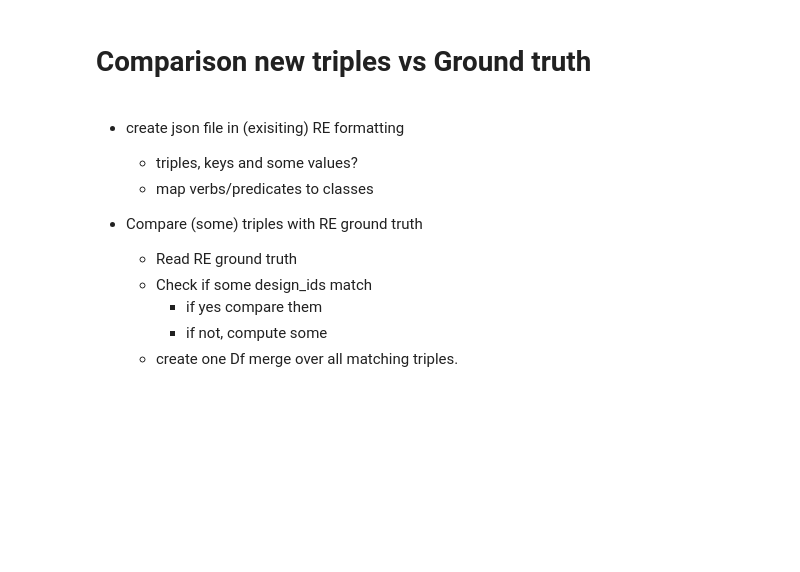
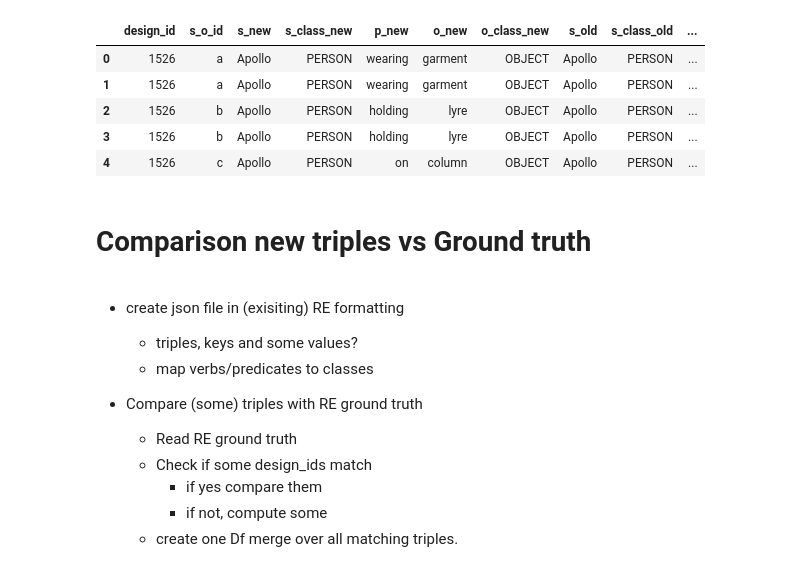
Before and after one commit to jasperforth/DataChallenge_LLM_REPipeline, a Jupyter notebook: evaluate_and_compare_re_triples.ipynb, the cells around one changed output. Saved outputs shown, nothing was run; the diff lists cells and outputs as text; code cells hidden in the pictures; blank space fills up the shorter version.

```diff
--- a/evaluate_and_compare_re_triples.ipynb
+++ b/evaluate_and_compare_re_triples.ipynb
@@ -4,6 +4,7 @@ import os
 import pandas as pd
 from pathlib import Path
 from dotenv import load_dotenv, find_dotenv
+from sqlalchemy import create_engine
 import warnings
 
 # Load environment variables
@@ -32,4 +33,4 @@ pd.set_option('display.width', 1000)
 # Suppress warnings
 warnings.filterwarnings('ignore')
 
-prep_cfg = PreprocessingConfig
+prep_cfg = PreprocessingConfig()
@@ -88,6 +84,7 @@ AttributeError: 'NoneType' object has no attribute 'sort_values'
 # %%
-df_RE_groundtruth.to_json(prep_cfg.json_path + "/RE_groundtruth.json", orient="records")
-df_spo_triples = pd.read_json(prep_cfg.json_path + "/subject_predicate_object_triples.json", orient="records")
+df_RE_groundtruth.to_json(prep_cfg.json_path / "RE_groundtruth.json", orient="records")
+
+df_spo_triples = pd.read_json(prep_cfg.json_path / "subject_predicate_object_triples.json", orient="records")
 # %%
 # filter df_spo for columns
 columns = ['design_id', 's_o_id', 's', 'subject_class', 'predicate', 'o', 'object_class',
@@ -124,8 +153,15 @@ df_RE_compare = df_RE.rename(columns={
     'design_en', 'validity_pred', 'comment_pred', 'implicit_pred'
 ]].copy()
 # %%
-df_RE_compare.to_json(prep_cfg.json_path + "/RE_compare_groundtruth_vs_datachallenge.json", orient="records")
+df_RE_compare.to_json(prep_cfg.json_path / "RE_compare_groundtruth_vs_datachallenge.json", orient="records")
 df_RE_compare.head(5)
+# %% [output]
+|  | design_id | s_o_id | s_new | s_class_new | p_new | o_new | o_class_new | s_old | s_class_old | ... |
+| 0 | 1526 | a | Apollo | PERSON | wearing | garment | OBJECT | Apollo | PERSON | ... |
+| 1 | 1526 | a | Apollo | PERSON | wearing | garment | OBJECT | Apollo | PERSON | ... |
+| 2 | 1526 | b | Apollo | PERSON | holding | lyre | OBJECT | Apollo | PERSON | ... |
+| 3 | 1526 | b | Apollo | PERSON | holding | lyre | OBJECT | Apollo | PERSON | ... |
+| 4 | 1526 | c | Apollo | PERSON | on | column | OBJECT | Apollo | PERSON | ... |
 # %% [markdown]
 # Comparison new triples vs Ground truth
 # %% [markdown]
```
Also changed, not shown: parts of 21 cells of this notebook, 12 other files.
